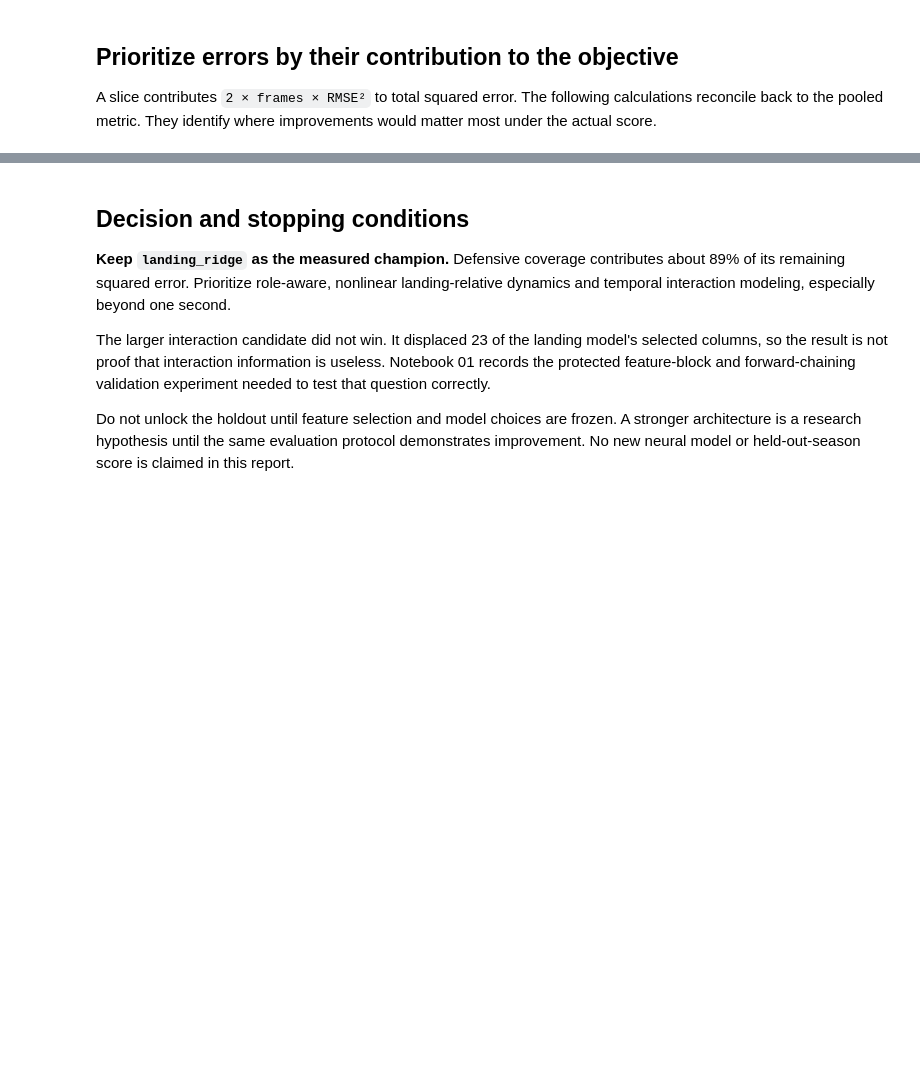
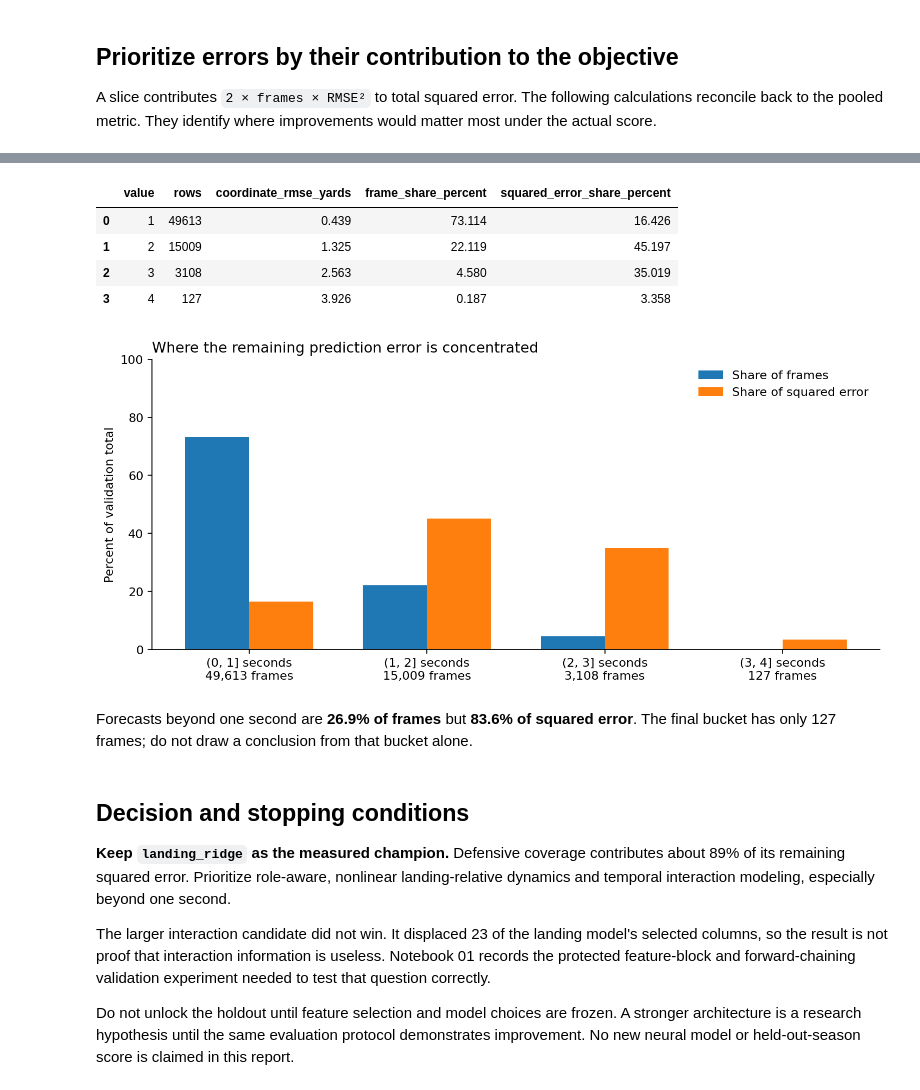
Before and after one commit to alvaromendizabal/nfl-player-trajectory, a Jupyter notebook: notebooks/02_motion_benchmarks.ipynb, the cells around one changed output, grey strips where cells are left out. Saved outputs shown, nothing was run; the diff lists cells and outputs as text; code cells hidden in the pictures; blank space fills up the shorter version.

```diff
--- a/notebooks/02_motion_benchmarks.ipynb
+++ b/notebooks/02_motion_benchmarks.ipynb
@@ -75,14 +129,33 @@ display(Image(data=figure_png(budget_figure(evidence, "role"))))
 # %%
 time_budget = error_budget(evidence, "forecast_second")
-display(time_budget[["value", "rows", "coordinate_rmse_yards", "frame_share_percent",
-                     "squared_error_share_percent"]].round(3))
+display(
+    time_budget[
+        [
+            "value",
+            "rows",
+            "coordinate_rmse_yards",
+            "frame_share_percent",
+            "squared_error_share_percent",
+        ]
+    ].round(3)
+)
 display(Image(data=figure_png(budget_figure(evidence, "forecast_second"))))
 longer = time_budget.loc[time_budget.value.astype(int) > 1]
-display(Markdown(
-    f"Forecasts beyond one second are **{longer.frame_share_percent.sum():.1f}% of frames** "
-    f"but **{longer.squared_error_share_percent.sum():.1f}% of squared error**. "
-    "The final bucket has only 127 frames; do not draw a conclusion from that bucket alone."
-))
+display(
+    Markdown(
+        f"Forecasts beyond one second are **{longer.frame_share_percent.sum():.1f}% of frames** "
+        f"but **{longer.squared_error_share_percent.sum():.1f}% of squared error**. "
+        "The final bucket has only 127 frames; do not draw a conclusion from that bucket alone."
+    )
+)
+# %% [output]
+|  | value | rows | coordinate_rmse_yards | frame_share_percent | squared_error_share_percent |
+| 0 | 1 | 49613 | 0.439 | 73.114 | 16.426 |
+| 1 | 2 | 15009 | 1.325 | 22.119 | 45.197 |
+| 2 | 3 | 3108 | 2.563 | 4.580 | 35.019 |
+| 3 | 4 | 127 | 3.926 | 0.187 | 3.358 |
+[figure, added]
+Forecasts beyond one second are **26.9% of frames** but **83.6% of squared error**. The final bucket has only 127 frames; do not draw a conclusion from that bucket alone.
 # %% [markdown]
 ## Decision and stopping conditions
 
```
Also changed, not shown: parts of 5 cells of this notebook, 8 other files.
